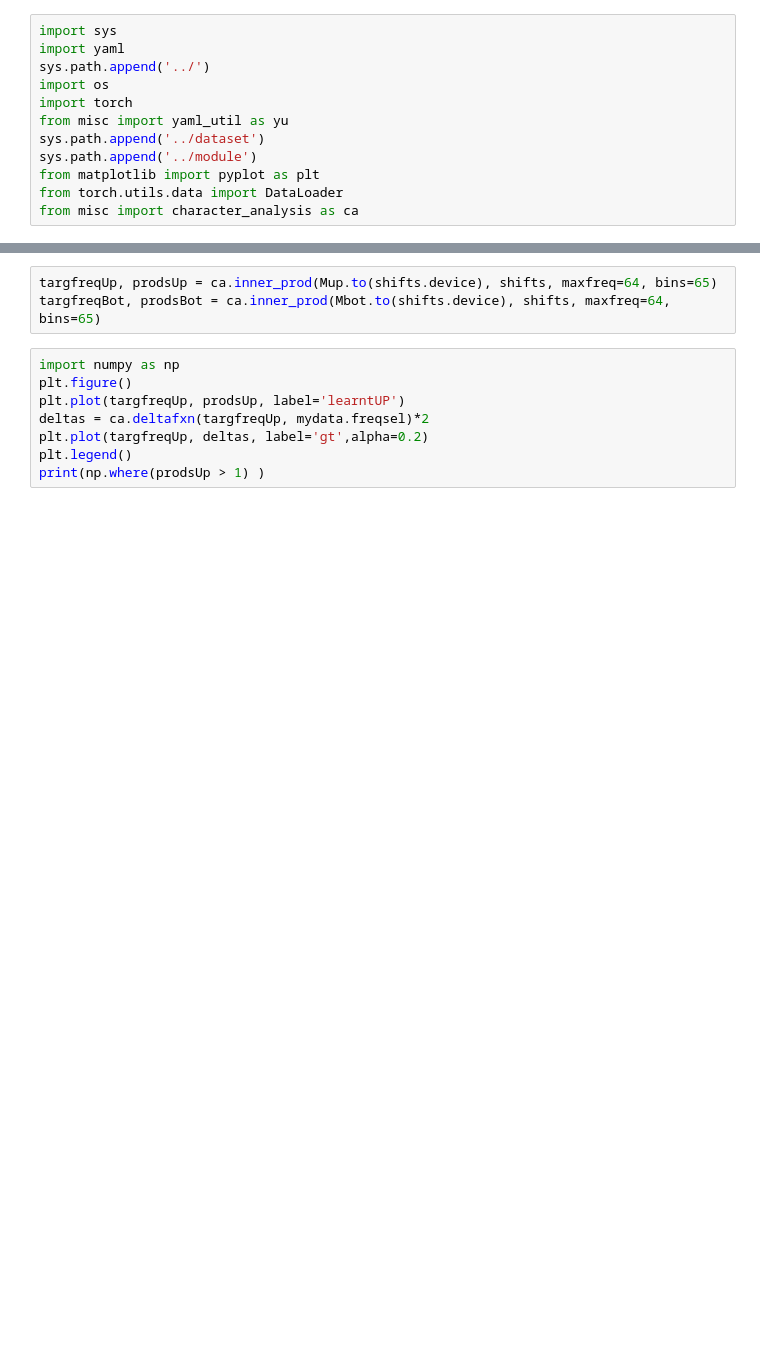
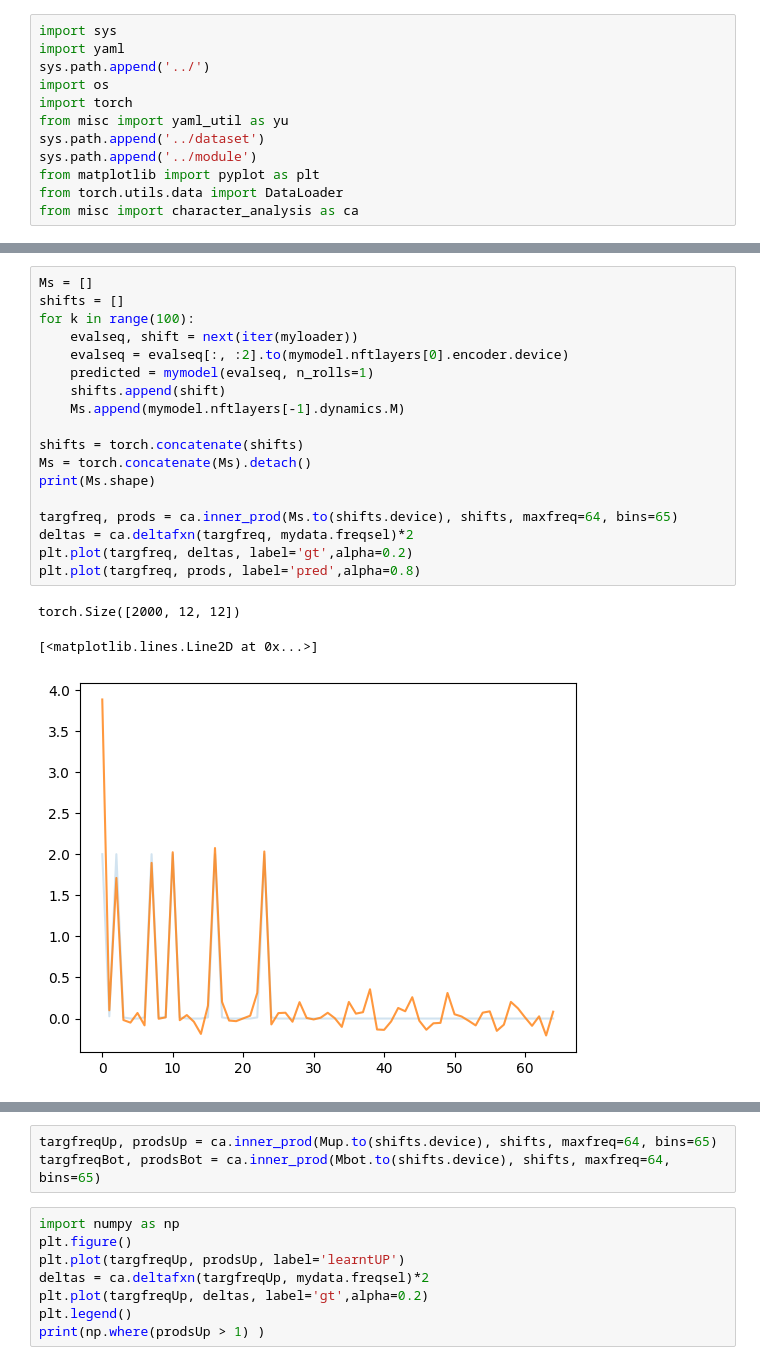
Before and after one commit to masomatics/DFNFT_evac, a Jupyter notebook: Notebooks/character_2stacklayer.ipynb, the cells around one changed output, grey strips where cells are left out. Drawn from its saved outputs; the diff is of its cells as text; blank space fills up the shorter version.

```diff
--- a/Notebooks/character_2stacklayer.ipynb
+++ b/Notebooks/character_2stacklayer.ipynb
@@ -81 +92,23 @@ Ms = torch.concatenate(Ms)
+# %%
+Ms = []
+shifts = []
+for k in range(100):
+    evalseq, shift = next(iter(myloader))
+    evalseq = evalseq[:, :2].to(mymodel.nftlayers[0].encoder.device)
+    predicted = mymodel(evalseq, n_rolls=1)
+    shifts.append(shift)
+    Ms.append(mymodel.nftlayers[-1].dynamics.M)
+
+shifts = torch.concatenate(shifts)
+Ms = torch.concatenate(Ms).detach()
+print(Ms.shape)
+
+targfreq, prods = ca.inner_prod(Ms.to(shifts.device), shifts, maxfreq=64, bins=65)
+deltas = ca.deltafxn(targfreq, mydata.freqsel)*2
+plt.plot(targfreq, deltas, label='gt',alpha=0.2)
+plt.plot(targfreq, prods, label='pred',alpha=0.8)
+# %% [output]
+torch.Size([2000, 12, 12])
+[<matplotlib.lines.Line2D at 0x...>]
+[figure, added]
 # %%
```
Also changed, not shown: parts of 18 cells of this notebook, 7 other files.
